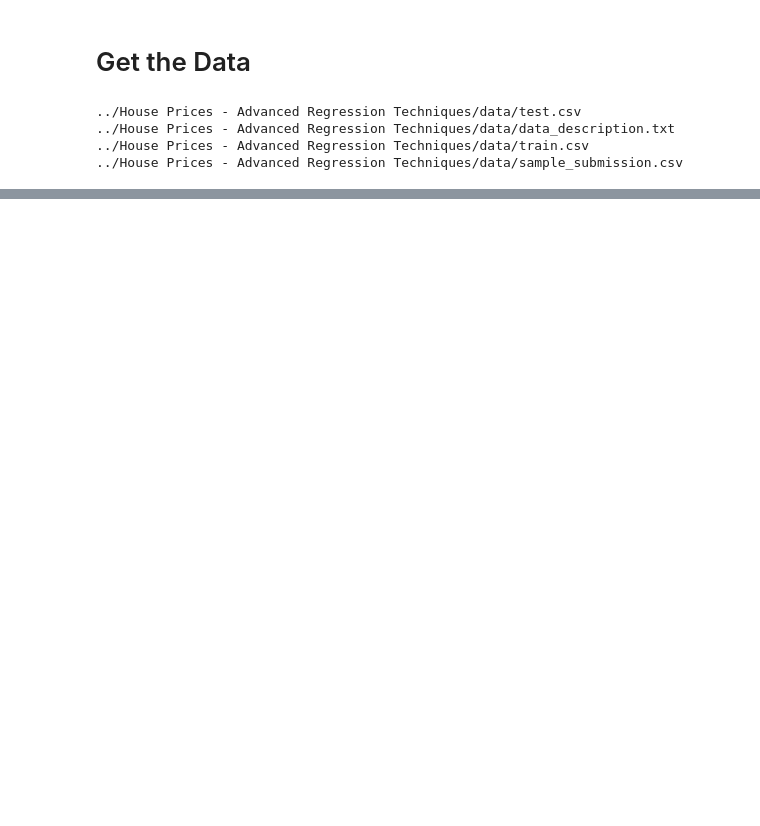
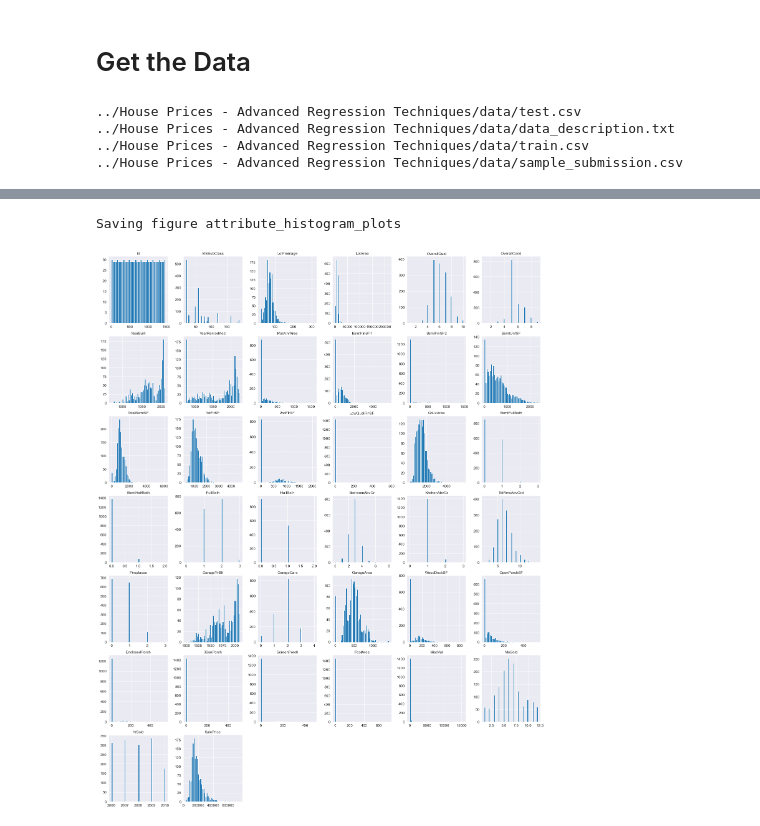
Before and after one commit to juan190199/Kaggle, a Jupyter notebook: House Prices - Advanced Regression Techniques/house_prices.ipynb, the cells around one changed output, grey strips where cells are left out. Saved outputs shown, nothing was run; the diff lists cells and outputs as text; code cells hidden in the pictures; blank space fills up the shorter version.

```diff
--- a/House Prices - Advanced Regression Techniques/house_prices.ipynb
+++ b/House Prices - Advanced Regression Techniques/house_prices.ipynb
@@ -61,0 +105,7 @@ train_df, test_df, df = load_housing_data(
+# %%
+train_df.hist(bins=50, figsize=(20, 25))
+save_fig('attribute_histogram_plots')
+plt.show()
+# %% [output]
+Saving figure attribute_histogram_plots
+[figure, added]
```
Also changed, not shown: parts of 3 cells of this notebook.
